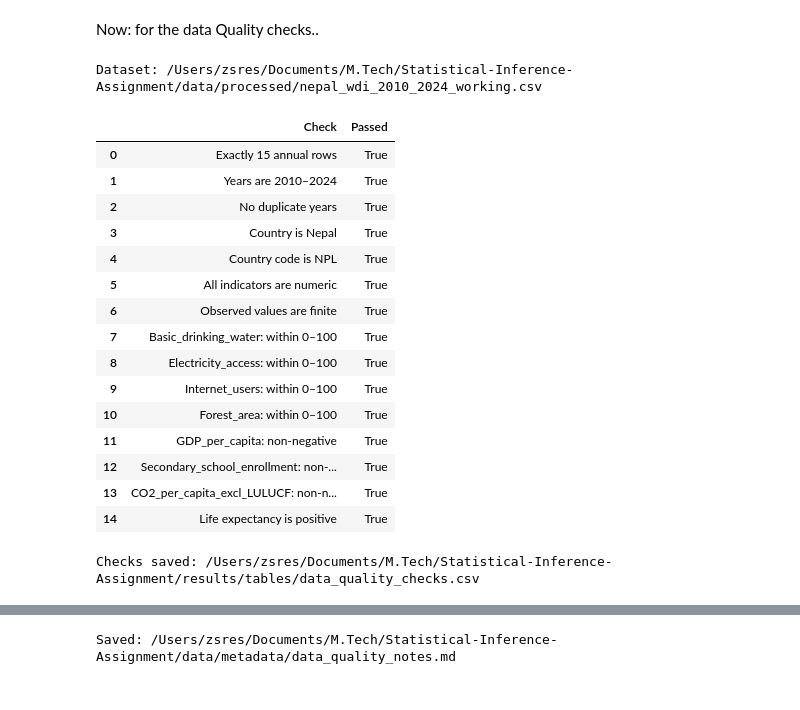
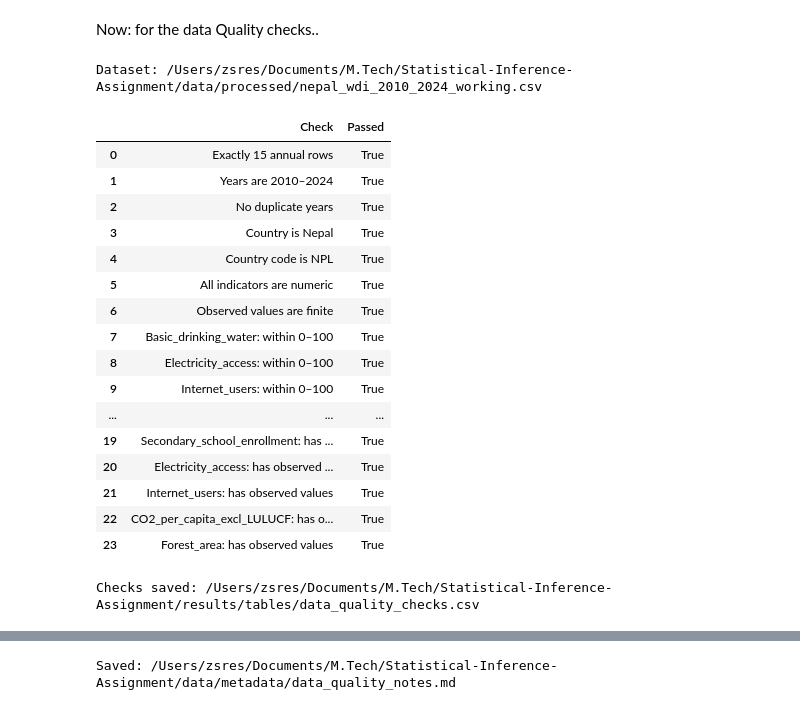
Before and after one commit to rbhdsks/HS-Statistical-Inference-Assignment-2026, a Jupyter notebook: notebooks/01_data_download_and_quality.ipynb, the cells around one changed output, grey strips where cells are left out. Saved outputs shown, nothing was run; the diff lists cells and outputs as text; code cells hidden in the pictures.

```diff
--- a/notebooks/01_data_download_and_quality.ipynb
+++ b/notebooks/01_data_download_and_quality.ipynb
@@ -828,42 +791,49 @@ if numeric_ok:
     checks["Life expectancy is positive"] = (
         nepal_working["Life_expectancy"].dropna().gt(0).all()
     )
+# An entirely missing column can otherwise pass checks
+# such as dropna().ge(0).all().
+for column in indicator_columns:
+    checks[f"{column}: has observed values"] = (
+        nepal_working[column].notna().any()
+    )
 
 quality_checks = pd.DataFrame({
     "Check": list(checks),
     "Passed": [bool(value) for value in checks.values()],
 })
 
 quality_checks["Source_file"] = str(DATA_FILE.relative_to(ROOT))
 quality_checks["Checked_at_UTC"] = datetime.now(timezone.utc).isoformat()
 
 output_file = ROOT / "results" / "tables" / "data_quality_checks.csv"
 quality_checks.to_csv(output_file, index=False)
 
 print("Dataset:", DATA_FILE.resolve())
 display(quality_checks[["Check", "Passed"]])
 print("Checks saved:", output_file.resolve())
 
 if not quality_checks["Passed"].all():
     raise ValueError("A quality check failed; review it before analysis.")
 # %% [output]
 Dataset: /Users/zsres/Documents/M.Tech/Statistical-Inference-Assignment/data/processed/nepal_wdi_2010_2024_working.csv
 |  | Check | Passed |
 | 0 | Exactly 15 annual rows | True |
 | 1 | Years are 2010–2024 | True |
 | 2 | No duplicate years | True |
 | 3 | Country is Nepal | True |
 | 4 | Country code is NPL | True |
 | 5 | All indicators are numeric | True |
 | 6 | Observed values are finite | True |
 | 7 | Basic_drinking_water: within 0–100 | True |
 | 8 | Electricity_access: within 0–100 | True |
 | 9 | Internet_users: within 0–100 | True |
-| 10 | Forest_area: within 0–100 | True |
-| 11 | GDP_per_capita: non-negative | True |
-| 12 | Secondary_school_enrollment: non-... | True |
-| 13 | CO2_per_capita_excl_LULUCF: non-n... | True |
-| 14 | Life expectancy is positive | True |
+| ... | ... | ... |
+| 19 | Secondary_school_enrollment: has ... | True |
+| 20 | Electricity_access: has observed ... | True |
+| 21 | Internet_users: has observed values | True |
+| 22 | CO2_per_capita_excl_LULUCF: has o... | True |
+| 23 | Forest_area: has observed values | True |
 Checks saved: /Users/zsres/Documents/M.Tech/Statistical-Inference-Assignment/results/tables/data_quality_checks.csv
 # %%
 # Working dataset mein jo series actually use hui hain.
```
Also changed, not shown: parts of 15 cells of this notebook, 2 other files.
